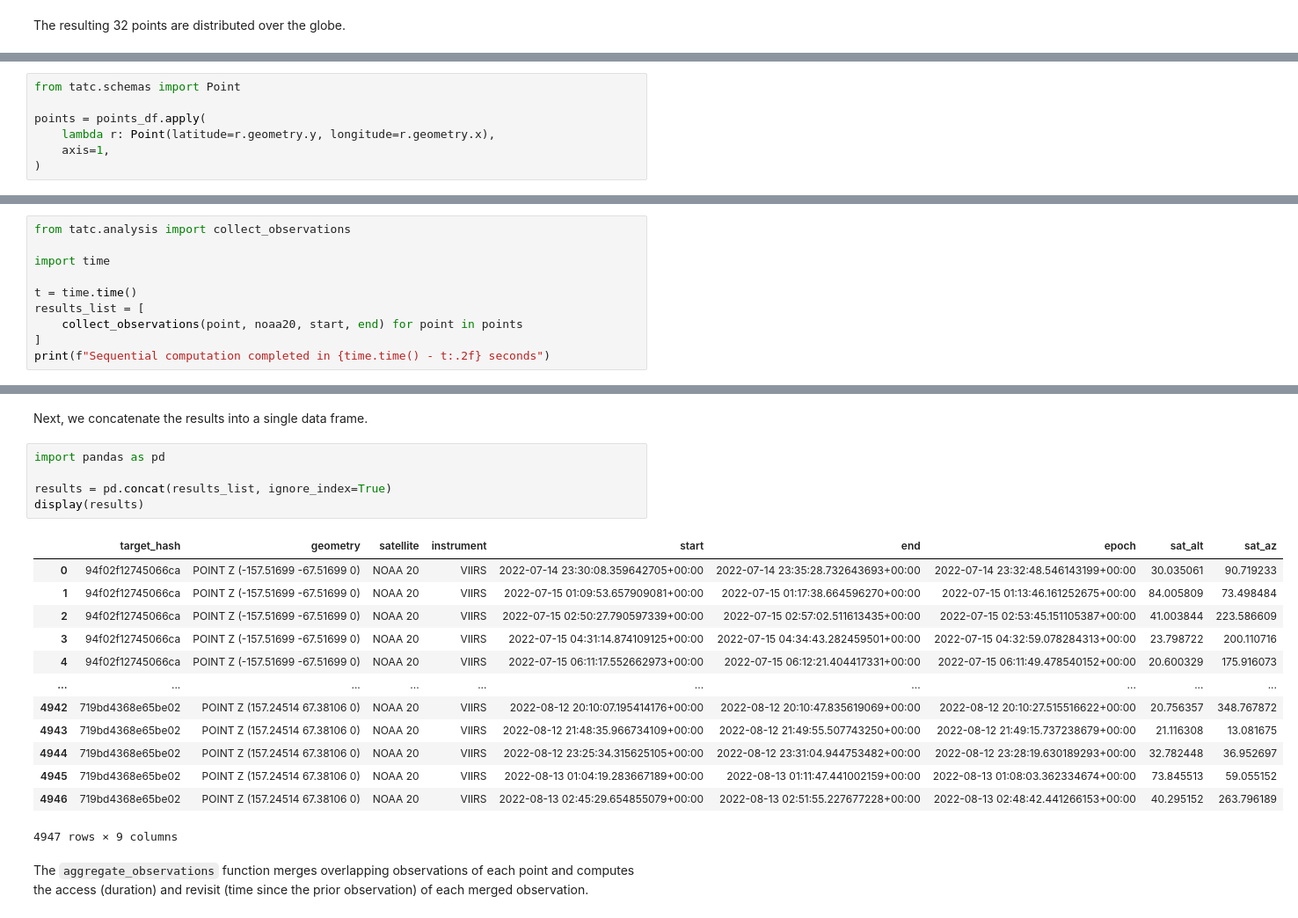
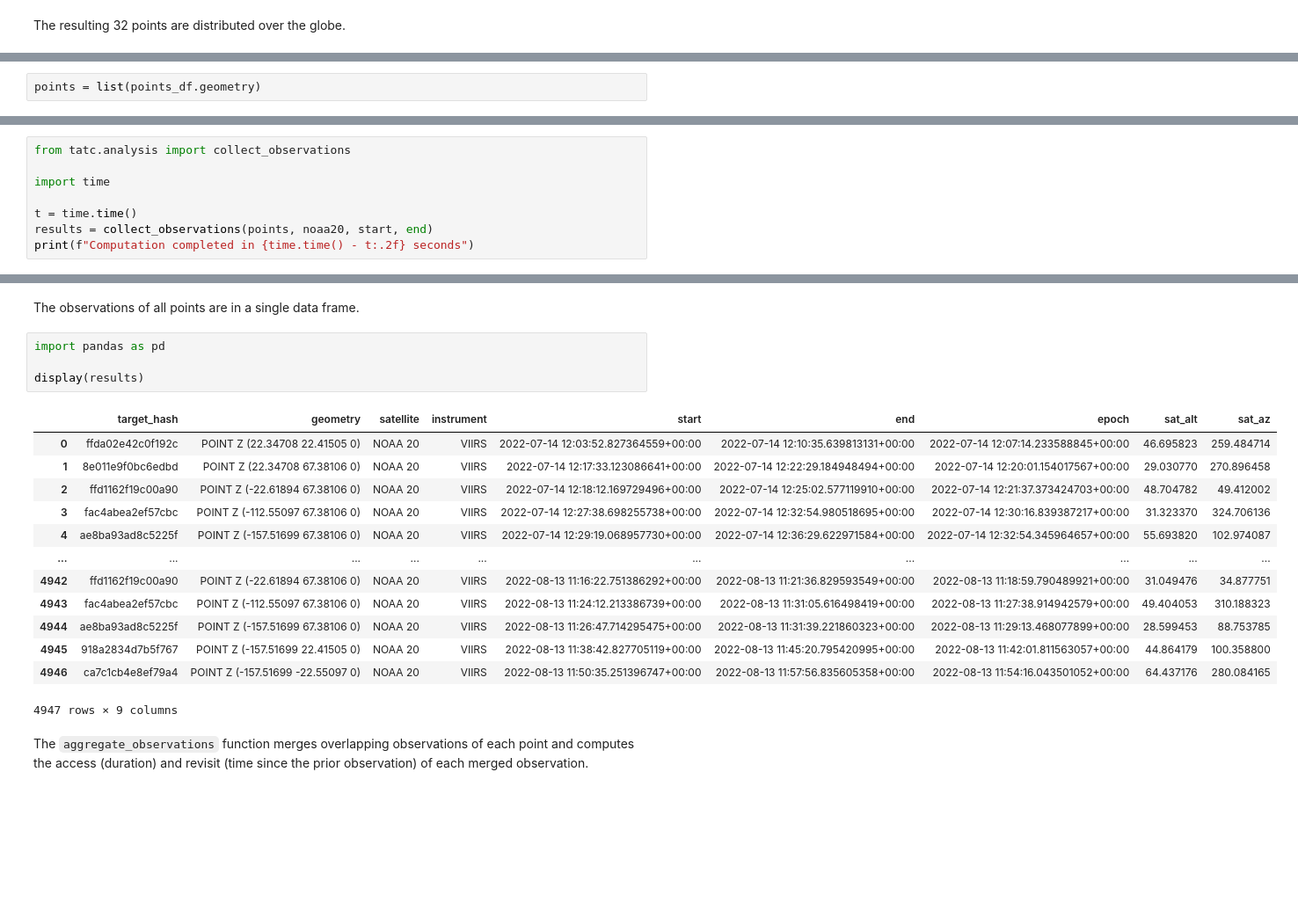
Before and after one commit to code-lab-org/tatc, a Jupyter notebook: docs/examples/ComputeCoverage.ipynb, the cells around one changed output, grey strips where cells are left out. Shown at 88% size. Cells and saved outputs as stored; diff of their text form; blank space fills up the shorter version.

```diff
--- a/docs/examples/ComputeCoverage.ipynb
+++ b/docs/examples/ComputeCoverage.ipynb
@@ -72,8 +72,3 @@ As the TAT-C analysis functions require points specified in the TAT-C format, ra
 # %%
-from tatc.schemas import Point
-
-points = points_df.apply(
-    lambda r: Point(latitude=r.geometry.y, longitude=r.geometry.x),
-    axis=1,
-)
+points = list(points_df.geometry)
 # %% [markdown]
@@ -84,8 +79,6 @@ from tatc.analysis import collect_observations
 import time
 
 t = time.time()
-results_list = [
-    collect_observations(point, noaa20, start, end) for point in points
-]
-print(f"Sequential computation completed in {time.time() - t:.2f} seconds")
+results = collect_observations(points, noaa20, start, end)
+print(f"Computation completed in {time.time() - t:.2f} seconds")
 # %% [output]
@@ -106,23 +86,22 @@ Parallel computation completed in 11.87 seconds
 # %% [markdown]
-Next, we concatenate the results into a single data frame.
+The observations of all points are in a single data frame.
 # %%
 import pandas as pd
 
-results = pd.concat(results_list, ignore_index=True)
 display(results)
 # %% [output]
 |  | target_hash | geometry | satellite | instrument | start | end | epoch | sat_alt | sat_az |
-| 0 | 94f02f12745066ca | POINT Z (-157.51699 -67.51699 0) | NOAA 20 | VIIRS | 2022-07-14 23:30:08.359642705+00:00 | 2022-07-14 23:35:28.732643693+00:00 | 2022-07-14 23:32:48.546143199+00:00 | 30.035061 | 90.719233 |
-| 1 | 94f02f12745066ca | POINT Z (-157.51699 -67.51699 0) | NOAA 20 | VIIRS | 2022-07-15 01:09:53.657909081+00:00 | 2022-07-15 01:17:38.664596270+00:00 | 2022-07-15 01:13:46.161252675+00:00 | 84.005809 | 73.498484 |
-| 2 | 94f02f12745066ca | POINT Z (-157.51699 -67.51699 0) | NOAA 20 | VIIRS | 2022-07-15 02:50:27.790597339+00:00 | 2022-07-15 02:57:02.511613435+00:00 | 2022-07-15 02:53:45.151105387+00:00 | 41.003844 | 223.586609 |
-| 3 | 94f02f12745066ca | POINT Z (-157.51699 -67.51699 0) | NOAA 20 | VIIRS | 2022-07-15 04:31:14.874109125+00:00 | 2022-07-15 04:34:43.282459501+00:00 | 2022-07-15 04:32:59.078284313+00:00 | 23.798722 | 200.110716 |
-| 4 | 94f02f12745066ca | POINT Z (-157.51699 -67.51699 0) | NOAA 20 | VIIRS | 2022-07-15 06:11:17.552662973+00:00 | 2022-07-15 06:12:21.404417331+00:00 | 2022-07-15 06:11:49.478540152+00:00 | 20.600329 | 175.916073 |
+| 0 | ffda02e42c0f192c | POINT Z (22.34708 22.41505 0) | NOAA 20 | VIIRS | 2022-07-14 12:03:52.827364559+00:00 | 2022-07-14 12:10:35.639813131+00:00 | 2022-07-14 12:07:14.233588845+00:00 | 46.695823 | 259.484714 |
+| 1 | 8e011e9f0bc6edbd | POINT Z (22.34708 67.38106 0) | NOAA 20 | VIIRS | 2022-07-14 12:17:33.123086641+00:00 | 2022-07-14 12:22:29.184948494+00:00 | 2022-07-14 12:20:01.154017567+00:00 | 29.030770 | 270.896458 |
+| 2 | ffd1162f19c00a90 | POINT Z (-22.61894 67.38106 0) | NOAA 20 | VIIRS | 2022-07-14 12:18:12.169729496+00:00 | 2022-07-14 12:25:02.577119910+00:00 | 2022-07-14 12:21:37.373424703+00:00 | 48.704782 | 49.412002 |
+| 3 | fac4abea2ef57cbc | POINT Z (-112.55097 67.38106 0) | NOAA 20 | VIIRS | 2022-07-14 12:27:38.698255738+00:00 | 2022-07-14 12:32:54.980518695+00:00 | 2022-07-14 12:30:16.839387217+00:00 | 31.323370 | 324.706136 |
+| 4 | ae8ba93ad8c5225f | POINT Z (-157.51699 67.38106 0) | NOAA 20 | VIIRS | 2022-07-14 12:29:19.068957730+00:00 | 2022-07-14 12:36:29.622971584+00:00 | 2022-07-14 12:32:54.345964657+00:00 | 55.693820 | 102.974087 |
 | ... | ... | ... | ... | ... | ... | ... | ... | ... | ... |
-| 4942 | 719bd4368e65be02 | POINT Z (157.24514 67.38106 0) | NOAA 20 | VIIRS | 2022-08-12 20:10:07.195414176+00:00 | 2022-08-12 20:10:47.835619069+00:00 | 2022-08-12 20:10:27.515516622+00:00 | 20.756357 | 348.767872 |
-| 4943 | 719bd4368e65be02 | POINT Z (157.24514 67.38106 0) | NOAA 20 | VIIRS | 2022-08-12 21:48:35.966734109+00:00 | 2022-08-12 21:49:55.507743250+00:00 | 2022-08-12 21:49:15.737238679+00:00 | 21.116308 | 13.081675 |
-| 4944 | 719bd4368e65be02 | POINT Z (157.24514 67.38106 0) | NOAA 20 | VIIRS | 2022-08-12 23:25:34.315625105+00:00 | 2022-08-12 23:31:04.944753482+00:00 | 2022-08-12 23:28:19.630189293+00:00 | 32.782448 | 36.952697 |
-| 4945 | 719bd4368e65be02 | POINT Z (157.24514 67.38106 0) | NOAA 20 | VIIRS | 2022-08-13 01:04:19.283667189+00:00 | 2022-08-13 01:11:47.441002159+00:00 | 2022-08-13 01:08:03.362334674+00:00 | 73.845513 | 59.055152 |
-| 4946 | 719bd4368e65be02 | POINT Z (157.24514 67.38106 0) | NOAA 20 | VIIRS | 2022-08-13 02:45:29.654855079+00:00 | 2022-08-13 02:51:55.227677228+00:00 | 2022-08-13 02:48:42.441266153+00:00 | 40.295152 | 263.796189 |
+| 4942 | ffd1162f19c00a90 | POINT Z (-22.61894 67.38106 0) | NOAA 20 | VIIRS | 2022-08-13 11:16:22.751386292+00:00 | 2022-08-13 11:21:36.829593549+00:00 | 2022-08-13 11:18:59.790489921+00:00 | 31.049476 | 34.877751 |
+| 4943 | fac4abea2ef57cbc | POINT Z (-112.55097 67.38106 0) | NOAA 20 | VIIRS | 2022-08-13 11:24:12.213386739+00:00 | 2022-08-13 11:31:05.616498419+00:00 | 2022-08-13 11:27:38.914942579+00:00 | 49.404053 | 310.188323 |
+| 4944 | ae8ba93ad8c5225f | POINT Z (-157.51699 67.38106 0) | NOAA 20 | VIIRS | 2022-08-13 11:26:47.714295475+00:00 | 2022-08-13 11:31:39.221860323+00:00 | 2022-08-13 11:29:13.468077899+00:00 | 28.599453 | 88.753785 |
+| 4945 | 918a2834d7b5f767 | POINT Z (-157.51699 22.41505 0) | NOAA 20 | VIIRS | 2022-08-13 11:38:42.827705119+00:00 | 2022-08-13 11:45:20.795420995+00:00 | 2022-08-13 11:42:01.811563057+00:00 | 44.864179 | 100.358800 |
+| 4946 | ca7c1cb4e8ef79a4 | POINT Z (-157.51699 -22.55097 0) | NOAA 20 | VIIRS | 2022-08-13 11:50:35.251396747+00:00 | 2022-08-13 11:57:56.835605358+00:00 | 2022-08-13 11:54:16.043501052+00:00 | 64.437176 | 280.084165 |
 4947 rows × 9 columns
 # %% [markdown]
 The `aggregate_observations` function merges overlapping observations of each point and computes the access (duration) and revisit (time since the prior observation) of each merged observation.
```
Also changed, not shown: parts of 9 cells of this notebook, 14 other files.
